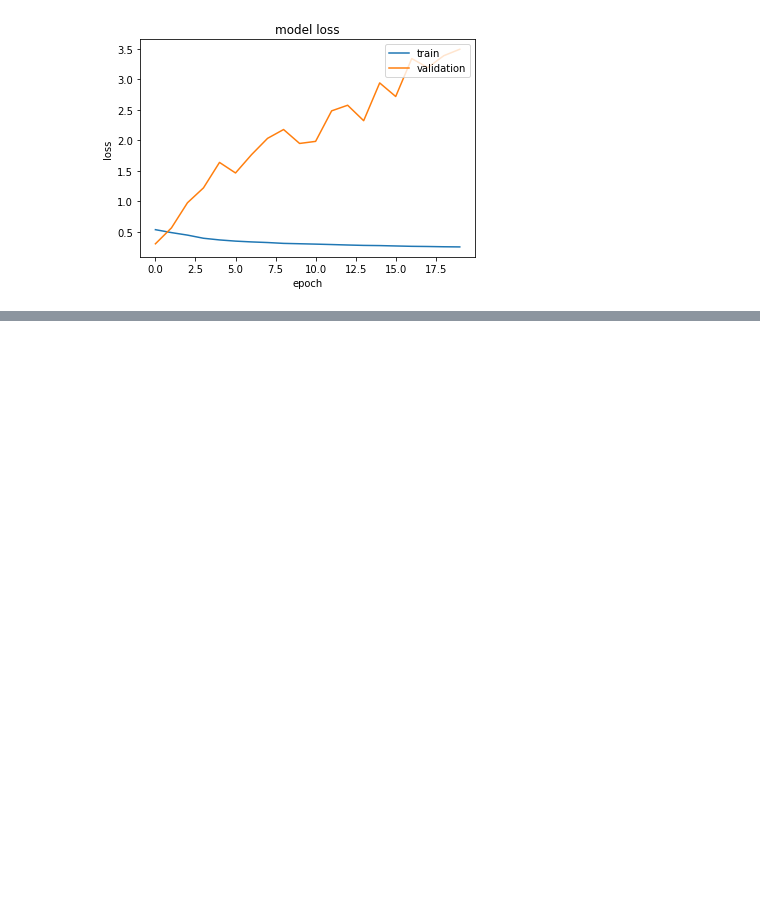
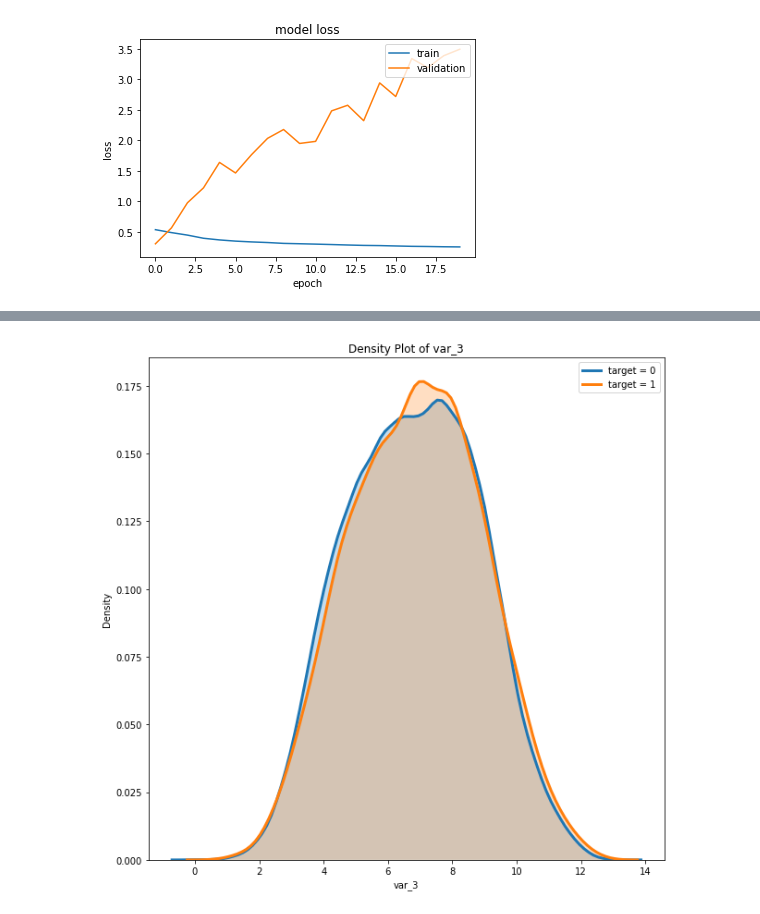
Before and after one commit to JakobGM/machine-learning-course, a Jupyter notebook: project/berild.ipynb, the cells around one changed output, grey strips where cells are left out. Drawn from its saved outputs; the diff is of its cells as text; code cells hidden in the pictures; blank space fills up the shorter version.

```diff
--- a/project/berild.ipynb
+++ b/project/berild.ipynb
@@ -407,0 +396,10 @@ print(conf_mat)
+# %%
+from datasets import get_datasets
+datasets = get_datasets()
+# %%
+from sklearn.naive_bayes import GaussianNB
+data = datasets.small.resplit(0.9,0,0.1)
+# %%
+plt_density(data.train_split.X, 'var_3')
+# %% [output]
+[figure, added]
```
Also changed, not shown: parts of 46 cells of this notebook, 1 other file.
